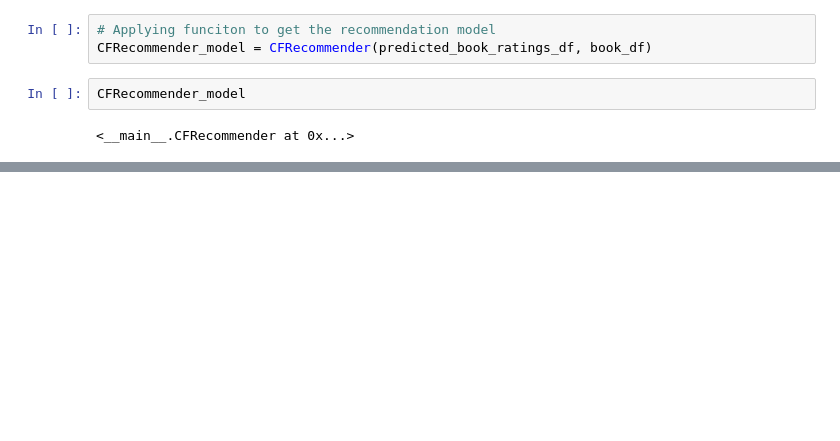
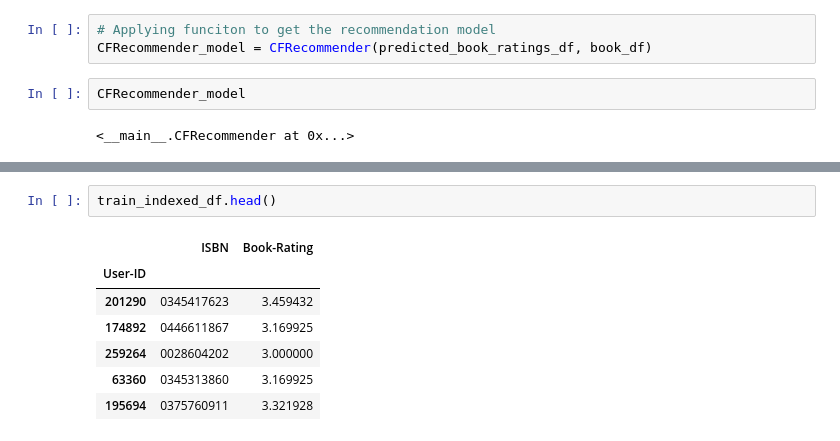
Before and after one commit to Suraj-7077/Unsupervised-ML-Book-Recommendation-system-Model, a Jupyter notebook: Unsupervised_ML_Capstone_Project_IV_.ipynb, the cells around one changed output, grey strips where cells are left out. Cells and saved outputs as stored; diff of their text form; blank space fills up the shorter version.

```diff
--- a/Unsupervised_ML_Capstone_Project_IV_.ipynb
+++ b/Unsupervised_ML_Capstone_Project_IV_.ipynb
@@ -1774,0 +1791,10 @@ def get_interacted_books(user_id, interactions_df):
+# %%
+train_indexed_df.head()
+# %% [output]
+|  | ISBN | Book-Rating |
+| User-ID |  |  |
+| 201290 | 0345417623 | 3.459432 |
+| 174892 | 0446611867 | 3.169925 |
+| 259264 | 0028604202 | 3.000000 |
+| 63360 | 0345313860 | 3.169925 |
+| 195694 | 0375760911 | 3.321928 |
```
Also changed, not shown: parts of 15 cells of this notebook.
